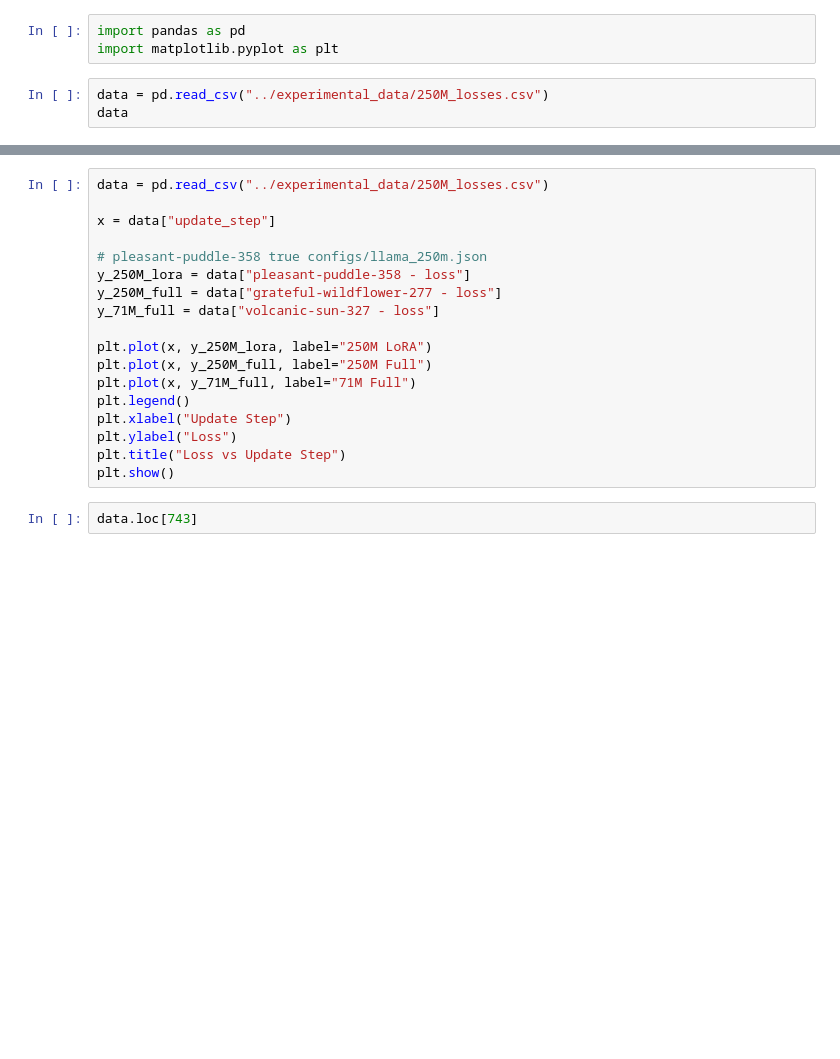
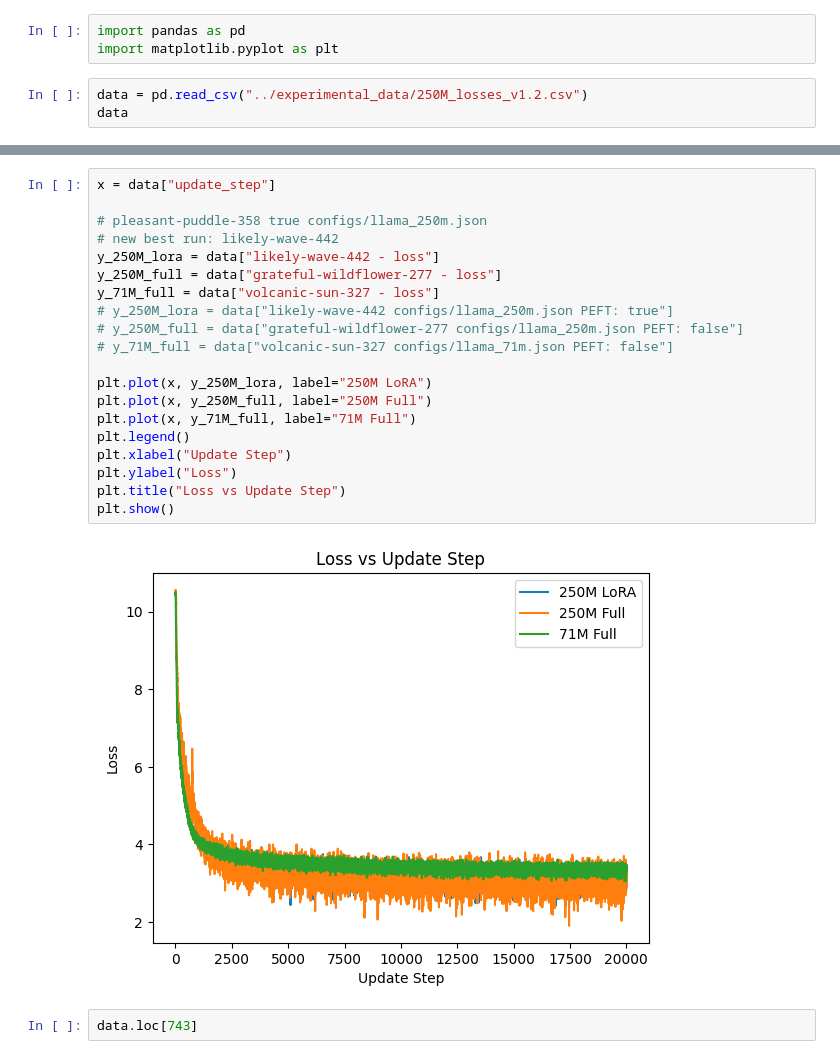
Before and after one commit to Guitaricet/relora, a Jupyter notebook: notebooks/07_plotting.ipynb, the cells around one changed output, grey strips where cells are left out. Saved outputs shown, nothing was run; the diff lists cells and outputs as text; blank space fills up the shorter version.

```diff
--- a/notebooks/07_plotting.ipynb
+++ b/notebooks/07_plotting.ipynb
@@ -2,5 +2,5 @@
 import pandas as pd
 import matplotlib.pyplot as plt
 # %%
-data = pd.read_csv("../experimental_data/250M_losses.csv")
+data = pd.read_csv("../experimental_data/250M_losses_v1.2.csv")
 data
@@ -9,21 +34,25 @@ data.columns
 # %%
-data = pd.read_csv("../experimental_data/250M_losses.csv")
-
 x = data["update_step"]
 
 # pleasant-puddle-358 true configs/llama_250m.json
-y_250M_lora = data["pleasant-puddle-358 - loss"]
+# new best run: likely-wave-442
+y_250M_lora = data["likely-wave-442 - loss"]
 y_250M_full = data["grateful-wildflower-277 - loss"]
 y_71M_full = data["volcanic-sun-327 - loss"]
+# y_250M_lora = data["likely-wave-442 configs/llama_250m.json PEFT: true"]
+# y_250M_full = data["grateful-wildflower-277 configs/llama_250m.json PEFT: false"]
+# y_71M_full = data["volcanic-sun-327 configs/llama_71m.json PEFT: false"]
 
 plt.plot(x, y_250M_lora, label="250M LoRA")
 plt.plot(x, y_250M_full, label="250M Full")
 plt.plot(x, y_71M_full, label="71M Full")
 plt.legend()
 plt.xlabel("Update Step")
 plt.ylabel("Loss")
 plt.title("Loss vs Update Step")
 plt.show()
+# %% [output]
+[figure, added]
 # %%
 data.loc[743]
 # %%
```
Also changed, not shown: parts of 3 cells of this notebook.
